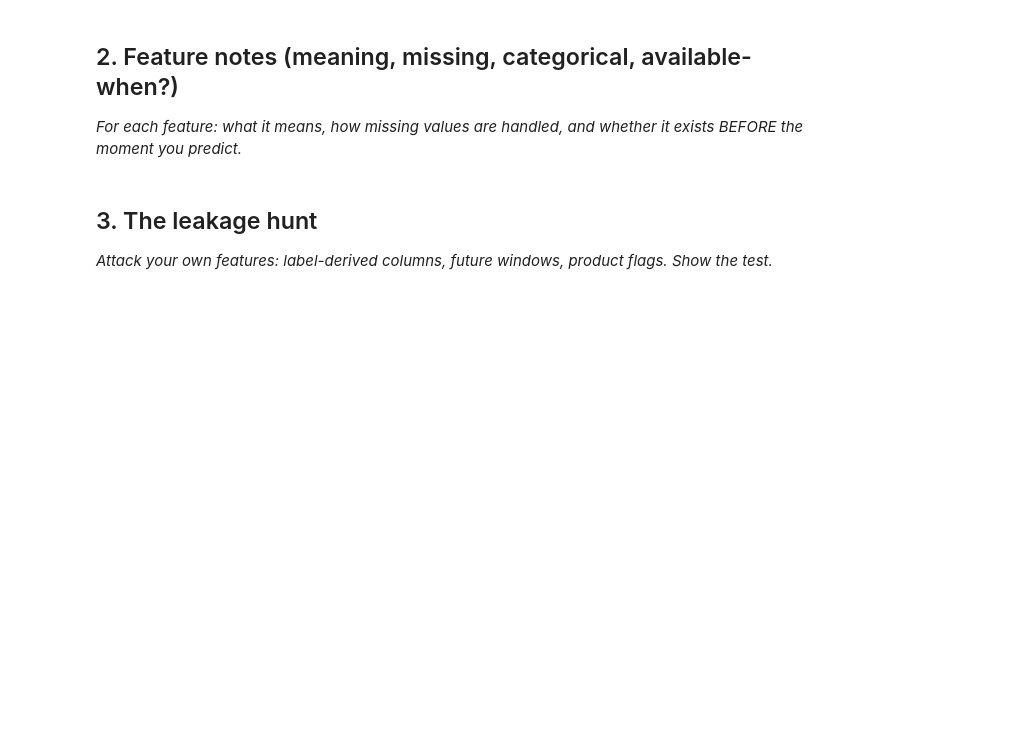
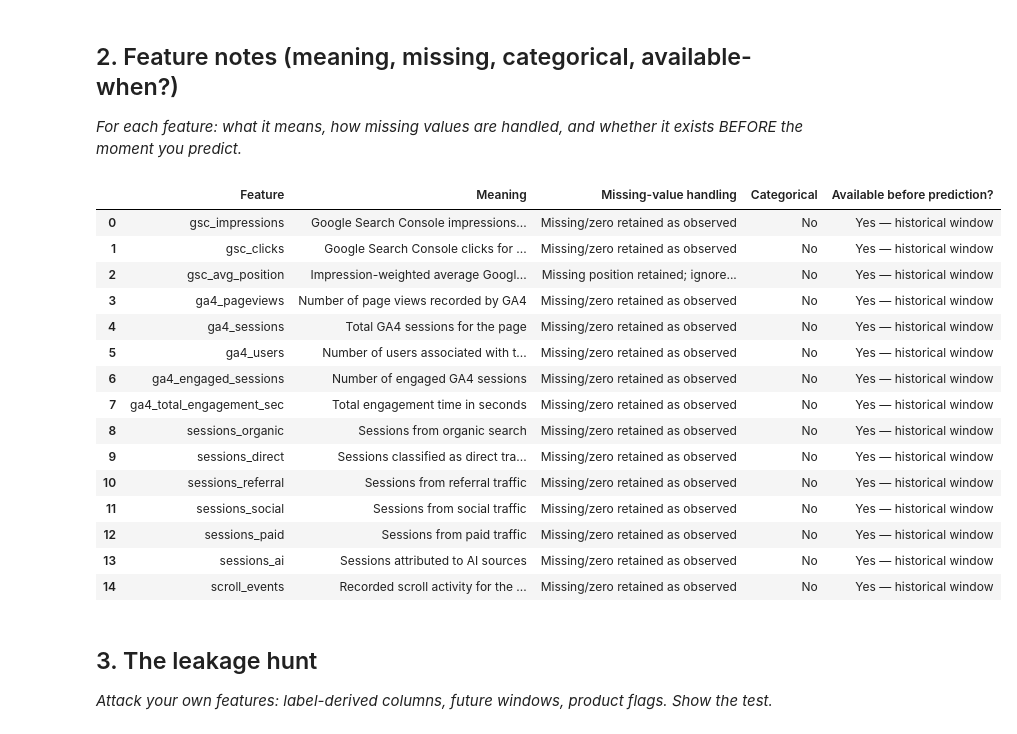
Before and after one commit to KarthikaAkkappilly/flyrank-ml-internship, a Jupyter notebook: work/notebooks/w03_feature_leakage_check.ipynb, the cells around one changed output. Saved outputs shown, nothing was run; the diff lists cells and outputs as text; code cells hidden in the pictures; blank space fills up the shorter version.

```diff
--- a/work/notebooks/w03_feature_leakage_check.ipynb
+++ b/work/notebooks/w03_feature_leakage_check.ipynb
@@ -217,6 +924,56 @@ print(pages_20_plus_per_month)
 ## 2. Feature notes (meaning, missing, categorical, available-when?)
 
 *For each feature: what it means, how missing values are handled, and whether it exists BEFORE the moment you predict.*
+# %%
+# Feature notes
+
+feature_notes = [
+    ["gsc_impressions", "Google Search Console impressions for the page", "Missing/zero retained as observed", "No", "Yes — historical window"],
+    ["gsc_clicks", "Google Search Console clicks for the page", "Missing/zero retained as observed", "No", "Yes — historical window"],
+    ["gsc_avg_position", "Impression-weighted average Google Search position", "Missing position retained; ignored only in position aggregation", "No", "Yes — historical window"],
+    ["ga4_pageviews", "Number of page views recorded by GA4", "Missing/zero retained as observed", "No", "Yes — historical window"],
+    ["ga4_sessions", "Total GA4 sessions for the page", "Missing/zero retained as observed", "No", "Yes — historical window"],
+    ["ga4_users", "Number of users associated with the page", "Missing/zero retained as observed", "No", "Yes — historical window"],
+    ["ga4_engaged_sessions", "Number of engaged GA4 sessions", "Missing/zero retained as observed", "No", "Yes — historical window"],
+    ["ga4_total_engagement_sec", "Total engagement time in seconds", "Missing/zero retained as observed", "No", "Yes — historical window"],
+    ["sessions_organic", "Sessions from organic search", "Missing/zero retained as observed", "No", "Yes — historical window"],
+    ["sessions_direct", "Sessions classified as direct traffic", "Missing/zero retained as observed", "No", "Yes — historical window"],
+    ["sessions_referral", "Sessions from referral traffic", "Missing/zero retained as observed", "No", "Yes — historical window"],
+    ["sessions_social", "Sessions from social traffic", "Missing/zero retained as observed", "No", "Yes — historical window"],
+    ["sessions_paid", "Sessions from paid traffic", "Missing/zero retained as observed", "No", "Yes — historical window"],
+    ["sessions_ai", "Sessions attributed to AI sources", "Missing/zero retained as observed", "No", "Yes — historical window"],
+    ["scroll_events", "Recorded scroll activity for the page", "Missing/zero retained as observed", "No", "Yes — historical window"]
+]
+
+feature_notes_df = pd.DataFrame(
+    feature_notes,
+    columns=[
+        "Feature",
+        "Meaning",
+        "Missing-value handling",
+        "Categorical",
+        "Available before prediction?"
+    ]
+)
+
+display(feature_notes_df)
+# %% [output]
+|  | Feature | Meaning | Missing-value handling | Categorical | Available before prediction? |
+| 0 | gsc_impressions | Google Search Console impressions... | Missing/zero retained as observed | No | Yes — historical window |
+| 1 | gsc_clicks | Google Search Console clicks for ... | Missing/zero retained as observed | No | Yes — historical window |
+| 2 | gsc_avg_position | Impression-weighted average Googl... | Missing position retained; ignore... | No | Yes — historical window |
+| 3 | ga4_pageviews | Number of page views recorded by GA4 | Missing/zero retained as observed | No | Yes — historical window |
+| 4 | ga4_sessions | Total GA4 sessions for the page | Missing/zero retained as observed | No | Yes — historical window |
+| 5 | ga4_users | Number of users associated with t... | Missing/zero retained as observed | No | Yes — historical window |
+| 6 | ga4_engaged_sessions | Number of engaged GA4 sessions | Missing/zero retained as observed | No | Yes — historical window |
+| 7 | ga4_total_engagement_sec | Total engagement time in seconds | Missing/zero retained as observed | No | Yes — historical window |
+| 8 | sessions_organic | Sessions from organic search | Missing/zero retained as observed | No | Yes — historical window |
+| 9 | sessions_direct | Sessions classified as direct tra... | Missing/zero retained as observed | No | Yes — historical window |
+| 10 | sessions_referral | Sessions from referral traffic | Missing/zero retained as observed | No | Yes — historical window |
+| 11 | sessions_social | Sessions from social traffic | Missing/zero retained as observed | No | Yes — historical window |
+| 12 | sessions_paid | Sessions from paid traffic | Missing/zero retained as observed | No | Yes — historical window |
+| 13 | sessions_ai | Sessions attributed to AI sources | Missing/zero retained as observed | No | Yes — historical window |
+| 14 | scroll_events | Recorded scroll activity for the ... | Missing/zero retained as observed | No | Yes — historical window |
 # %% [markdown]
 ## 3. The leakage hunt
 
```
Also changed, not shown: parts of 16 cells of this notebook.
